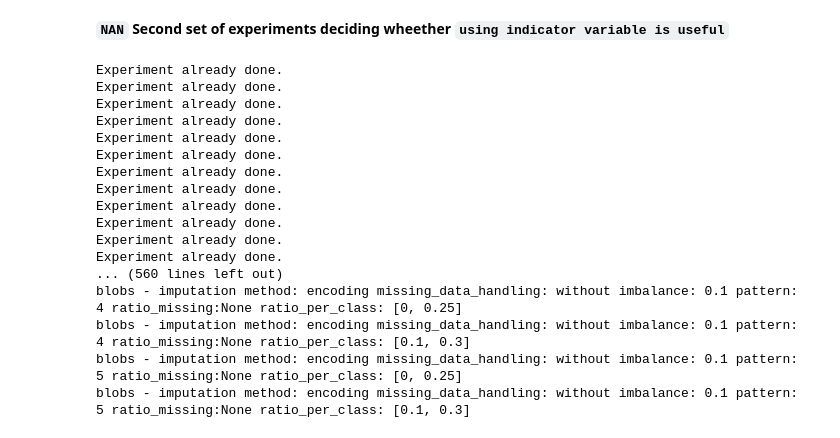
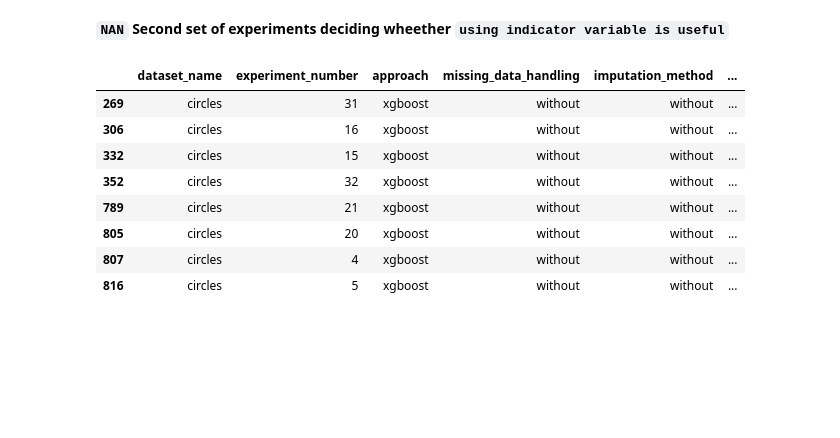
Before and after one commit to matiasdm/notes_on_stats, a Jupyter notebook: doc/notebooks/exp_5.ipynb, the cells around one changed output. Cells and saved outputs as stored; diff of their text form; code cells hidden in the pictures; blank space fills up the shorter version.

```diff
--- a/doc/notebooks/exp_5.ipynb
+++ b/doc/notebooks/exp_5.ipynb
@@ -23,9 +19,9 @@ imputation_method = 'without'
 range_use_missing_indicator_variables = [True, False]
 # %%
 if False:
-    df = create_df(folder_names=['experiments_24_june_duke', 'experiments_24_june', 'experiments_solidays', 'experiement_28_june', 'experiments_28_june_duke'])
+    df = create_df(folder_names=['experiments_24_june_duke', 'experiments_24_june', 'experiments_solidays', 'experiement_28_june', 'experiments_28_june_duke', 'experiments_28_june_exp_1'])
 else:
-    df = pd.read_csv("/home01/sam/df_all_experiments.csv")
+    df = pd.read_csv("/home01/sam/notes_on_stats/doc/src/data/merged_df_29_june.csv")
 # %%
 """  Fix parameters """
 #Dataset default parameters
@@ -72,7 +68,7 @@ for dataset_name in range_dataset_name:
                                                           missing_data_handling=missing_data_handling,
                                                           use_missing_indicator_variables=use_missing_indicator_variables,
                                                           ratio_of_missing_values=ratio_of_missing_values,
-                                                          ratio_missing_per_class=ratio_missing_per_class):
+                                                          ratio_missing_per_class_0=ratio_missing_per_class[0] if ratio_missing_per_class is not None else None):
 
 
                             print("Experiment already done.")
@@ -83,31 +79,27 @@ for dataset_name in range_dataset_name:
 
 
 
-                        print("{} - imputation method: {} missing_data_handling: {} imbalance: {} pattern: {} ratio_missing:{} ratio_per_class: {}".format(dataset_name,
-                                                                                                                                                        missing_data_handling,
-                                                                                                                                                          imputation_method,
-                                                                                                                                                          imbalance_ratio,
-                                                                                                                                                          missingness_pattern,
-                                                                                                                                                          ratio_of_missing_values,
-                                                                                                                                                              ratio_missing_per_class))
+                        print("{} - {} - missing_data_handling {} imputation_method: {} use_missing_indicator_variables: {} imbalance_ratio: {} missingness_pattern: {} ratio_missing:{} ratio_per_class: {}".format(dataset_name,
+                                                                                                                                                                                                                    approach,
+                                                                                                                                                                                                                    missing_data_handling,
+                                                                                                                                                                                                                    imputation_method,
+                                                                                                                                                                                                                    use_missing_indicator_variables,
+                                                                                                                                                                                                                    imbalance_ratio,
+                                                                                                                                                                                                                    missingness_pattern,
+                                                                                                                                                                                                                    ratio_of_missing_values,
+                                                                                                                                                                                                                    ratio_missing_per_class))
-# %% [output]
-Experiment already done.
-Experiment already done.
-Experiment already done.
-Experiment already done.
-Experiment already done.
-Experiment already done.
-Experiment already done.
-Experiment already done.
-Experiment already done.
-Experiment already done.
-Experiment already done.
-Experiment already done.
-... (560 lines left out)
-blobs - imputation method: encoding missing_data_handling: without imbalance: 0.1 pattern: 4 ratio_missing:None ratio_per_class: [0, 0.25]
-blobs - imputation method: encoding missing_data_handling: without imbalance: 0.1 pattern: 4 ratio_missing:None ratio_per_class: [0.1, 0.3]
-blobs - imputation method: encoding missing_data_handling: without imbalance: 0.1 pattern: 5 ratio_missing:None ratio_per_class: [0, 0.25]
-blobs - imputation method: encoding missing_data_handling: without imbalance: 0.1 pattern: 5 ratio_missing:None ratio_per_class: [0.1, 0.3]
+# %%
+df[(df['approach']=='xgboost') & (df['dataset_name']=='circles')& (df['imbalance_ratio']==0.5) & (df['missingness_pattern']==5) & (df['missing_data_handling']=='without') & (df['ratio_of_missing_values'].isnull()) ]
+# %% [output]
+|  | dataset_name | experiment_number | approach | missing_data_handling | imputation_method | ... |
+| 269 | circles | 31 | xgboost | without | without | ... |
+| 306 | circles | 16 | xgboost | without | without | ... |
+| 332 | circles | 15 | xgboost | without | without | ... |
+| 352 | circles | 32 | xgboost | without | without | ... |
+| 789 | circles | 21 | xgboost | without | without | ... |
+| 805 | circles | 20 | xgboost | without | without | ... |
+| 807 | circles | 4 | xgboost | without | without | ... |
+| 816 | circles | 5 | xgboost | without | without | ... |
 # %%
 """  Fix parameters """
 #Dataset default parameters
```
Also changed, not shown: parts of 2 cells of this notebook, 9 other files.
